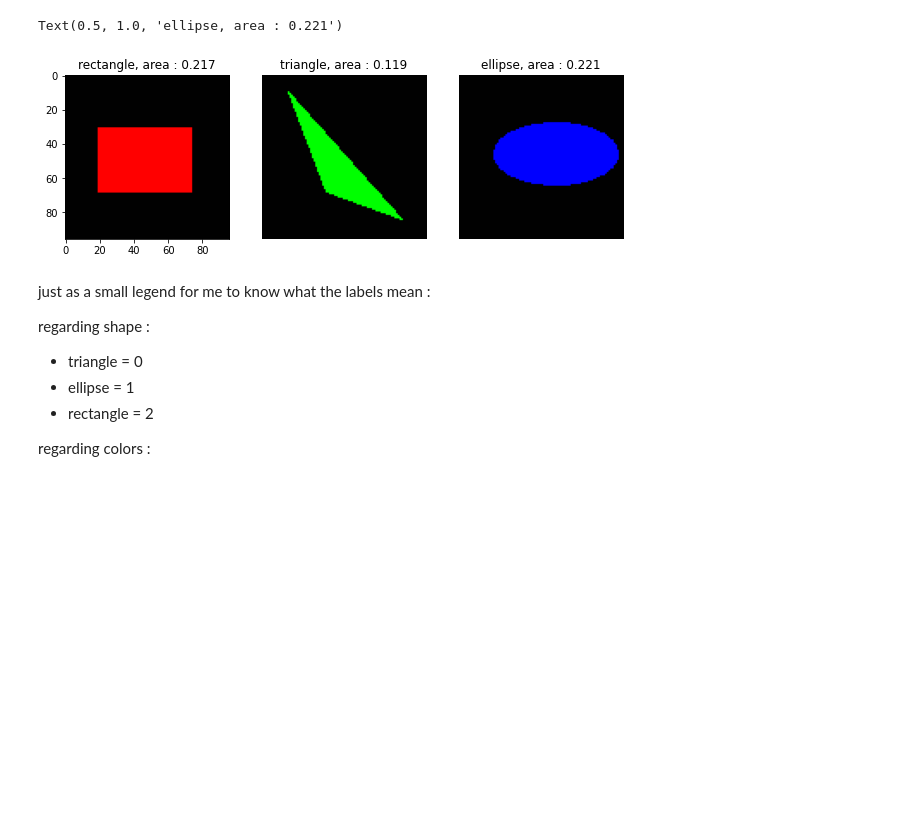
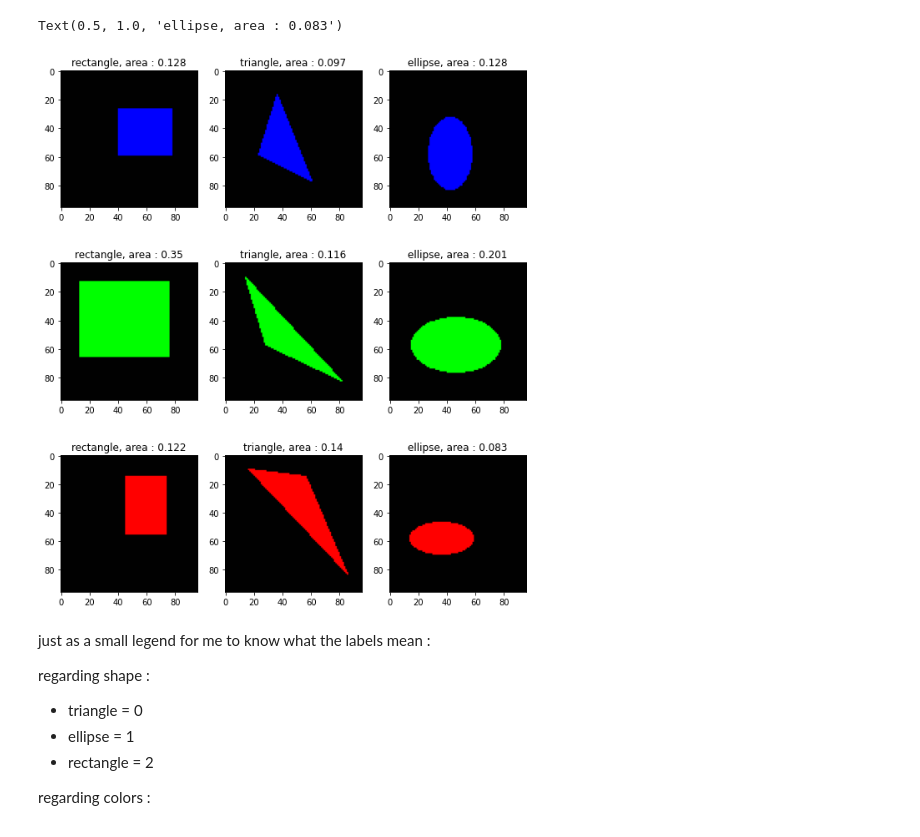
Before and after one commit to alexbelengeanu/itec-2022, a Jupyter notebook: notebooks/generate-dataset.ipynb, the cells around one changed output. Saved outputs shown, nothing was run; the diff lists cells and outputs as text; code cells hidden in the pictures; blank space fills up the shorter version.

```diff
--- a/notebooks/generate-dataset.ipynb
+++ b/notebooks/generate-dataset.ipynb
@@ -90,29 +96,57 @@ def draw_random_ellipse(image, color):
     minor_axis = random.randint(10, 36)
     return cv2.ellipse(image_, (x_1, y_1), (major_axis, minor_axis), angle, startAngle, endAngle, color=color, thickness=-1), ((100 * (3.142 * major_axis * minor_axis)) / 9216) / 100
 # %%
-rectangle_sample, rectangle_area = draw_random_rectangle(blank, (255,0,0))
-triangle_sample, triangle_area = draw_random_triangle(blank, (0,255,0))
-ellipse_sample, ellipse_area = draw_random_ellipse(blank, (0,0,255))
-rows = 1
+rectangle_sample1, rectangle_area1 = draw_random_rectangle(blank, red)
+rectangle_sample2, rectangle_area2 = draw_random_rectangle(blank, green)
+rectangle_sample3, rectangle_area3 = draw_random_rectangle(blank, blue)
+triangle_sample1, triangle_area1 = draw_random_triangle(blank, red)
+triangle_sample2, triangle_area2 = draw_random_triangle(blank, green)
+triangle_sample3, triangle_area3 = draw_random_triangle(blank, blue)
+ellipse_sample1, ellipse_area1 = draw_random_ellipse(blank, red)
+ellipse_sample2, ellipse_area2 = draw_random_ellipse(blank, green)
+ellipse_sample3, ellipse_area3 = draw_random_ellipse(blank, blue)
+rows = 3
 columns = 3
-fig = plt.figure(figsize=(10, 7))
+fig = plt.figure(figsize=(10, 12))
 
 fig.add_subplot(rows, columns, 1)
-plt.imshow(rectangle_sample)
-plt.title(f"rectangle, area : {round(rectangle_area, 3)}")
+plt.imshow(rectangle_sample1)
+plt.title(f"rectangle, area : {round(rectangle_area1, 3)}")
 
 fig.add_subplot(rows, columns, 2)
-plt.imshow(triangle_sample)
-plt.axis('off')
-plt.title(f"triangle, area : {round(triangle_area, 3)}")
+plt.imshow(triangle_sample1)
+plt.title(f"triangle, area : {round(triangle_area1, 3)}")
 
 fig.add_subplot(rows, columns, 3)
-plt.imshow(ellipse_sample)
-plt.axis('off')
-plt.title(f"ellipse, area : {round(ellipse_area, 3)}")
+plt.imshow(ellipse_sample1)
+plt.title(f"ellipse, area : {round(ellipse_area1, 3)}")
+
+fig.add_subplot(rows, columns, 4)
+plt.imshow(rectangle_sample2)
+plt.title(f"rectangle, area : {round(rectangle_area2, 3)}")
+
+fig.add_subplot(rows, columns, 5)
+plt.imshow(triangle_sample2)
+plt.title(f"triangle, area : {round(triangle_area2, 3)}")
+
+fig.add_subplot(rows, columns, 6)
+plt.imshow(ellipse_sample2)
+plt.title(f"ellipse, area : {round(ellipse_area2, 3)}")
+
+fig.add_subplot(rows, columns, 7)
+plt.imshow(rectangle_sample3)
+plt.title(f"rectangle, area : {round(rectangle_area3, 3)}")
+
+fig.add_subplot(rows, columns, 8)
+plt.imshow(triangle_sample3)
+plt.title(f"triangle, area : {round(triangle_area3, 3)}")
+
+fig.add_subplot(rows, columns, 9)
+plt.imshow(ellipse_sample3)
+plt.title(f"ellipse, area : {round(ellipse_area3, 3)}")
 # %% [output]
-Text(0.5, 1.0, 'ellipse, area : 0.221')
+Text(0.5, 1.0, 'ellipse, area : 0.083')
-[figure, old version]
+[figure, new version]
 # %% [markdown]
 just as a small legend for me to know what the labels mean :
 
```
Also changed, not shown: parts of 14 cells of this notebook, 13 other files.
